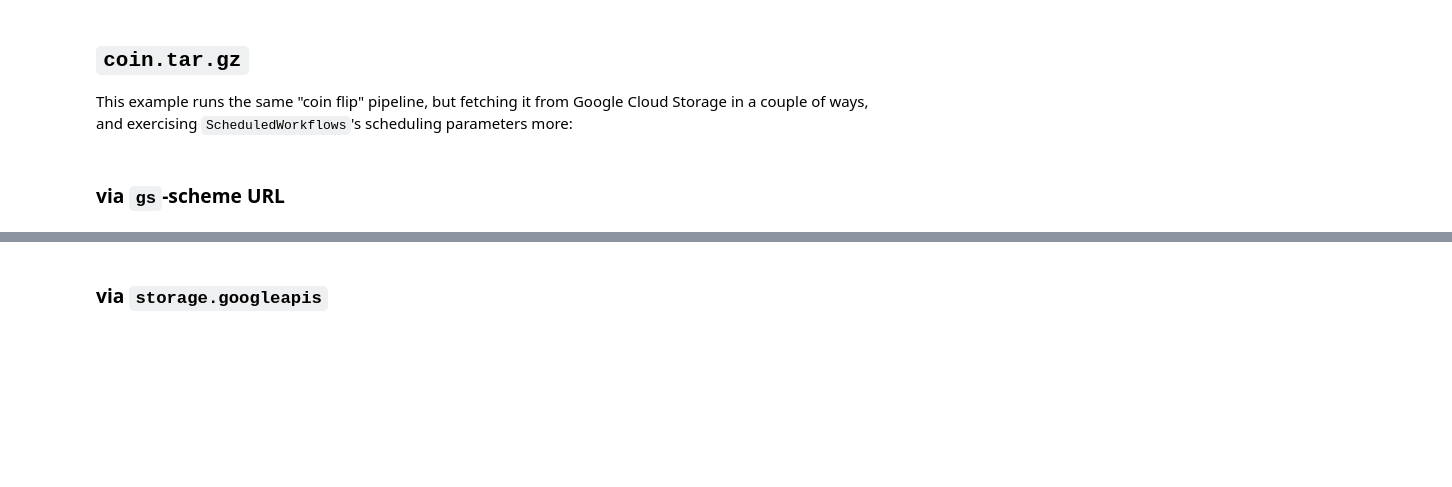
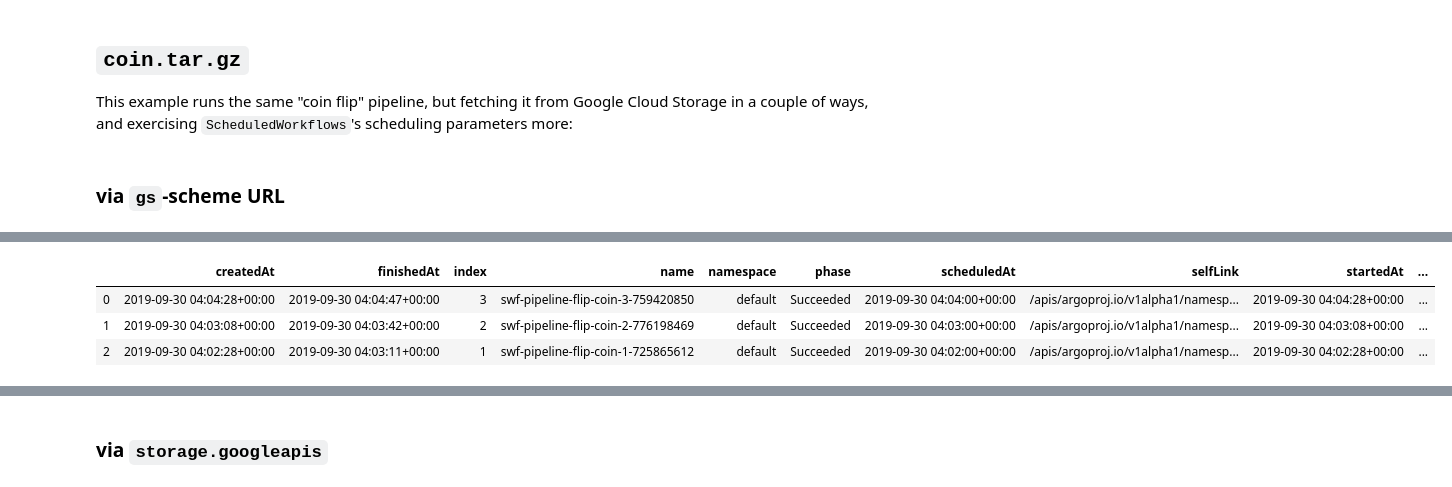
Before and after one commit to ryan-williams/pipelines, a Jupyter notebook: backend/swf-kfp-builder.ipynb, the cells around one changed output, grey strips where cells are left out. Cells and saved outputs as stored; diff of their text form; code cells hidden in the pictures; blank space fills up the shorter version.

```diff
--- a/backend/swf-kfp-builder.ipynb
+++ b/backend/swf-kfp-builder.ipynb
@@ -599,6 +602,13 @@ swf.create()
       'inputs': {'parameters': [{'name': 'datetime'},
         {'name': 'pipeline_yaml'}]},
       'name': 'kfp'}]}}}}
+# %%
+swf.completed()
+# %% [output]
+|  | createdAt | finishedAt | index | name | namespace | phase | scheduledAt | selfLink | startedAt | ... |
+| 0 | 2019-09-30 04:04:28+00:00 | 2019-09-30 04:04:47+00:00 | 3 | swf-pipeline-flip-coin-3-759420850 | default | Succeeded | 2019-09-30 04:04:00+00:00 | /apis/argoproj.io/v1alpha1/namesp... | 2019-09-30 04:04:28+00:00 | ... |
+| 1 | 2019-09-30 04:03:08+00:00 | 2019-09-30 04:03:42+00:00 | 2 | swf-pipeline-flip-coin-2-776198469 | default | Succeeded | 2019-09-30 04:03:00+00:00 | /apis/argoproj.io/v1alpha1/namesp... | 2019-09-30 04:03:08+00:00 | ... |
+| 2 | 2019-09-30 04:02:28+00:00 | 2019-09-30 04:03:11+00:00 | 1 | swf-pipeline-flip-coin-1-725865612 | default | Succeeded | 2019-09-30 04:02:00+00:00 | /apis/argoproj.io/v1alpha1/namesp... | 2019-09-30 04:02:28+00:00 | ... |
 # %%
 swf.delete()
 # %% [output]
```
Also changed, not shown: parts of 3 cells of this notebook.
